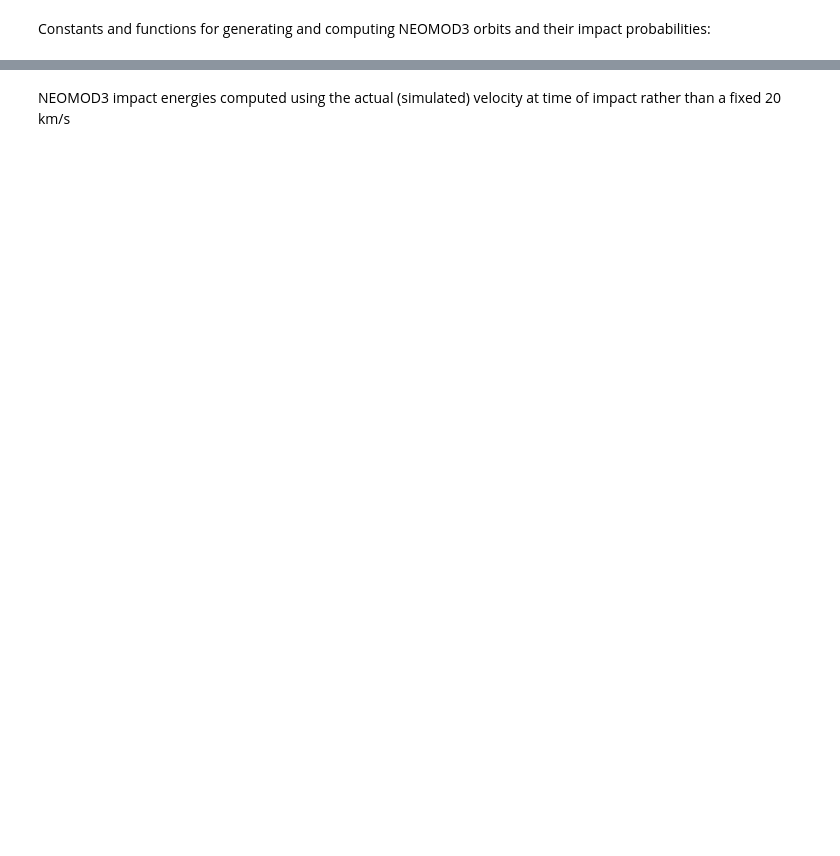
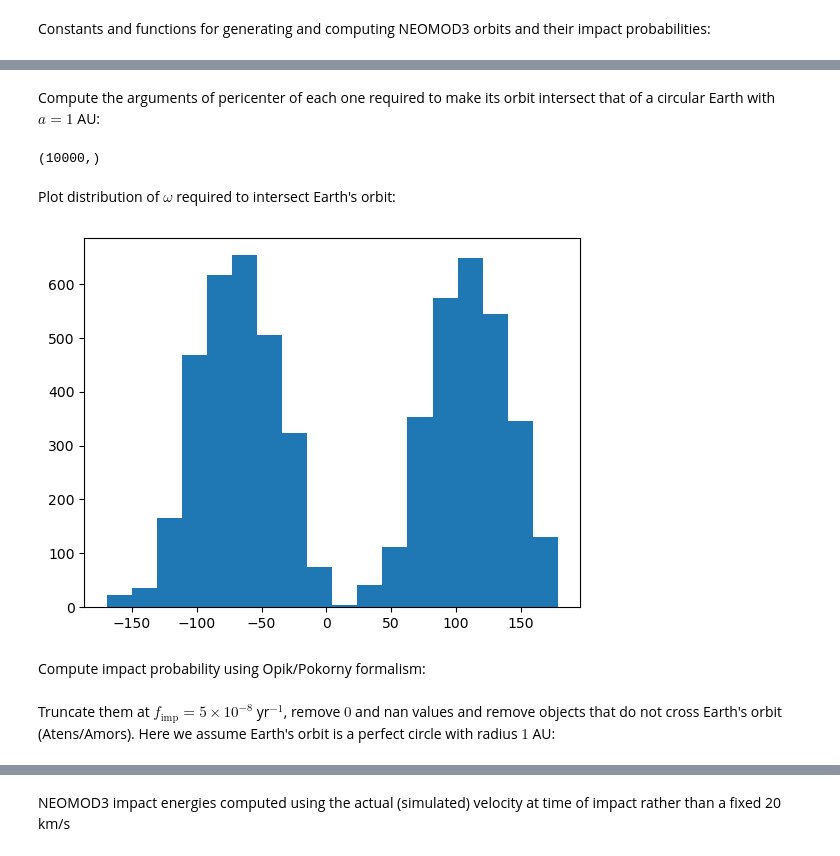
Before and after one commit to ia-chow/Thesis, a Jupyter notebook: dynamics/neomod3_impact_energies.ipynb, the cells around one changed output, grey strips where cells are left out. Cells and saved outputs as stored; diff of their text form; code cells hidden in the pictures; blank space fills up the shorter version.

```diff
--- a/dynamics/neomod3_impact_energies.ipynb
+++ b/dynamics/neomod3_impact_energies.ipynb
@@ -90,0 +74,37 @@ neomod3_output, neomod3_pts
+# %%
+# generate neomod3 output:
+# Returns H, a (AU), e, i (degrees), diameter (km), albedo
+neomod3_output = np.array(subprocess.run([neomod3_filename, '<'],
+                                input=f'input_neomod3.dat\n{seed}\n{n_objs}\n{size_min} {size_max}'.encode('utf-8'),
+                                capture_output=True).stdout.decode('utf-8').split(), dtype=np.float64).reshape(n_objs, 6)  # 6 parameters
+
+# unpack values
+neomod3_hs, neomod3_as, neomod3_es, neomod3_is, neomod3_sizes, neomod3_albs = neomod3_output.T
+# %% [markdown]
+Compute the arguments of pericenter of each one required to make its orbit intersect that of a circular Earth with $a = 1$ AU:
+# %%
+def peri_intersect(a, e, r_t=a0):
+    """
+    Computes the two possible arguments of pericenter required for an object with a given a, e to
+    intersect the orbit of a planet on a circular orbit with semi-major axis r_t and randomly picks one.
+    Returns argument of pericenter in degrees
+    """
+    # compute base case
+    base = np.arccos((a * (1. - e ** 2) - r_t)/(e * r_t))
+    # other case is offset by 180 degrees, randomly pick one of them and convert to degrees
+    return np.rad2deg(np.c_[0. - base, np.pi - base][np.arange(len(base)), np.random.randint(0, 2, size=len(base))])
+
+neomod3_peris = peri_intersect(neomod3_as, neomod3_es)
+# %%
+neomod3_as.shape
+# %% [output]
+(10000,)
+# %% [markdown]
+Plot distribution of $\omega$ required to intersect Earth's orbit:
+# %%
+plt.hist(neomod3_peris, bins='auto')
+plt.show()
+# %% [output]
+[figure, added]
+# %% [markdown]
+Compute impact probability using Opik/Pokorny formalism:
@@ -90,0 +122,2 @@ neomod3_output, neomod3_pts
+# %% [markdown]
+Truncate them at $f_\mathrm{imp} = 5\times 10^{-8}$ yr$^{-1}$, remove $0$ and nan values and remove objects that do not cross Earth's orbit (Atens/Amors). Here we assume Earth's orbit is a perfect circle with radius $1$ AU:
```
Also changed, not shown: parts of 14 cells of this notebook, 5 other files.
